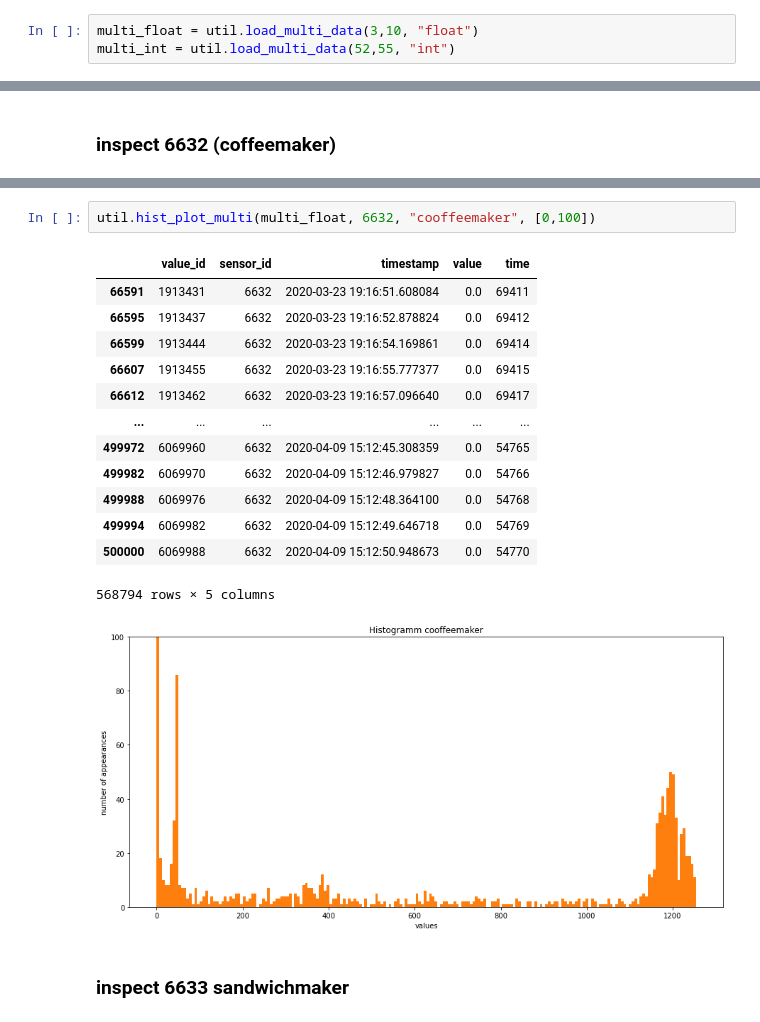
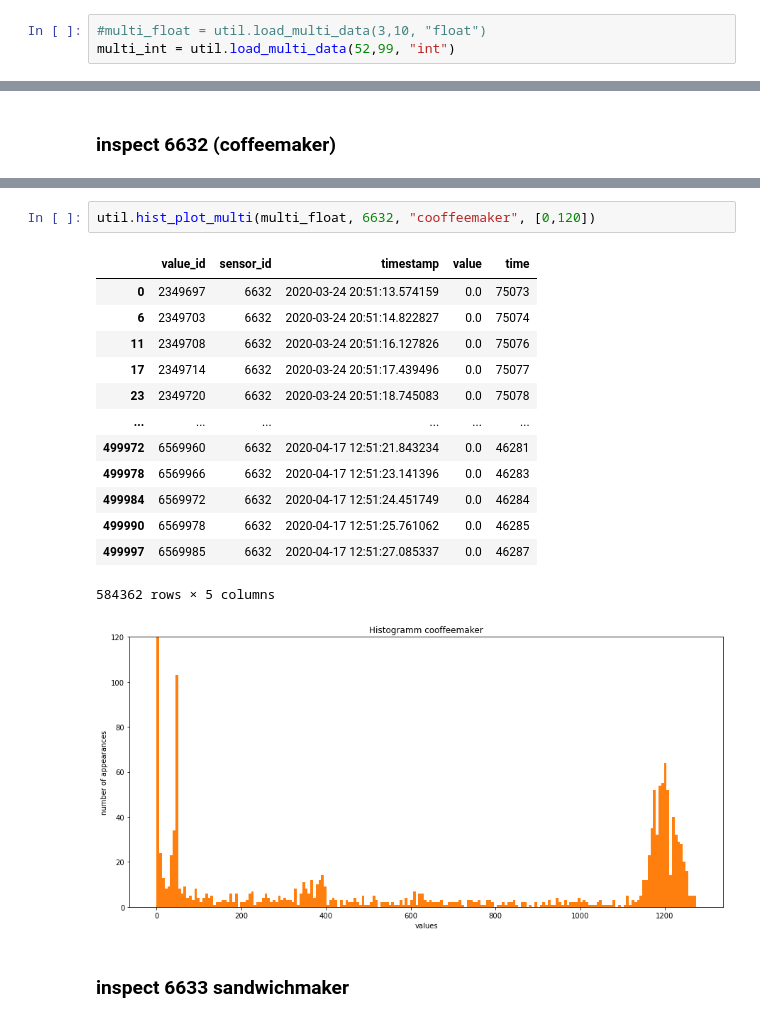
Before and after one commit to dsohumra/SmartHomeAssistant_HMISeminar, a Jupyter notebook: multi_float_inspect_sensor.ipynb, the cells around one changed output, grey strips where cells are left out. Cells and saved outputs as stored; diff of their text form.

```diff
--- a/multi_float_inspect_sensor.ipynb
+++ b/multi_float_inspect_sensor.ipynb
@@ -5,8 +5,8 @@ import matplotlib.pyplot as plt
 import pandas as pd
 import numpy as np
 # %%
-multi_float = util.load_multi_data(3,10, "float")
-multi_int = util.load_multi_data(52,55, "int")
+#multi_float = util.load_multi_data(3,10, "float")
+multi_int = util.load_multi_data(52,99, "int")
 # %%
 multi_float['sensor_id'].value_counts()
 # %% [output]
@@ -30,20 +28,20 @@ NameError: name 'multi_float' is not defined
 # %%
-util.hist_plot_multi(multi_float, 6632, "cooffeemaker", [0,100])
+util.hist_plot_multi(multi_float, 6632, "cooffeemaker", [0,120])
 # %% [output]
 |  | value_id | sensor_id | timestamp | value | time |
-| 66591 | 1913431 | 6632 | 2020-03-23 19:16:51.608084 | 0.0 | 69411 |
-| 66595 | 1913437 | 6632 | 2020-03-23 19:16:52.878824 | 0.0 | 69412 |
-| 66599 | 1913444 | 6632 | 2020-03-23 19:16:54.169861 | 0.0 | 69414 |
-| 66607 | 1913455 | 6632 | 2020-03-23 19:16:55.777377 | 0.0 | 69415 |
-| 66612 | 1913462 | 6632 | 2020-03-23 19:16:57.096640 | 0.0 | 69417 |
+| 0 | 2349697 | 6632 | 2020-03-24 20:51:13.574159 | 0.0 | 75073 |
+| 6 | 2349703 | 6632 | 2020-03-24 20:51:14.822827 | 0.0 | 75074 |
+| 11 | 2349708 | 6632 | 2020-03-24 20:51:16.127826 | 0.0 | 75076 |
+| 17 | 2349714 | 6632 | 2020-03-24 20:51:17.439496 | 0.0 | 75077 |
+| 23 | 2349720 | 6632 | 2020-03-24 20:51:18.745083 | 0.0 | 75078 |
 | ... | ... | ... | ... | ... | ... |
-| 499972 | 6069960 | 6632 | 2020-04-09 15:12:45.308359 | 0.0 | 54765 |
-| 499982 | 6069970 | 6632 | 2020-04-09 15:12:46.979827 | 0.0 | 54766 |
-| 499988 | 6069976 | 6632 | 2020-04-09 15:12:48.364100 | 0.0 | 54768 |
-| 499994 | 6069982 | 6632 | 2020-04-09 15:12:49.646718 | 0.0 | 54769 |
-| 500000 | 6069988 | 6632 | 2020-04-09 15:12:50.948673 | 0.0 | 54770 |
+| 499972 | 6569960 | 6632 | 2020-04-17 12:51:21.843234 | 0.0 | 46281 |
+| 499978 | 6569966 | 6632 | 2020-04-17 12:51:23.141396 | 0.0 | 46283 |
+| 499984 | 6569972 | 6632 | 2020-04-17 12:51:24.451749 | 0.0 | 46284 |
+| 499990 | 6569978 | 6632 | 2020-04-17 12:51:25.761062 | 0.0 | 46285 |
+| 499997 | 6569985 | 6632 | 2020-04-17 12:51:27.085337 | 0.0 | 46287 |
-568794 rows × 5 columns
+584362 rows × 5 columns
-[figure, old version]
+[figure, new version]
 # %% [markdown]
 ### inspect 6633 sandwichmaker
 # %%
```
Also changed, not shown: parts of 31 cells of this notebook.
